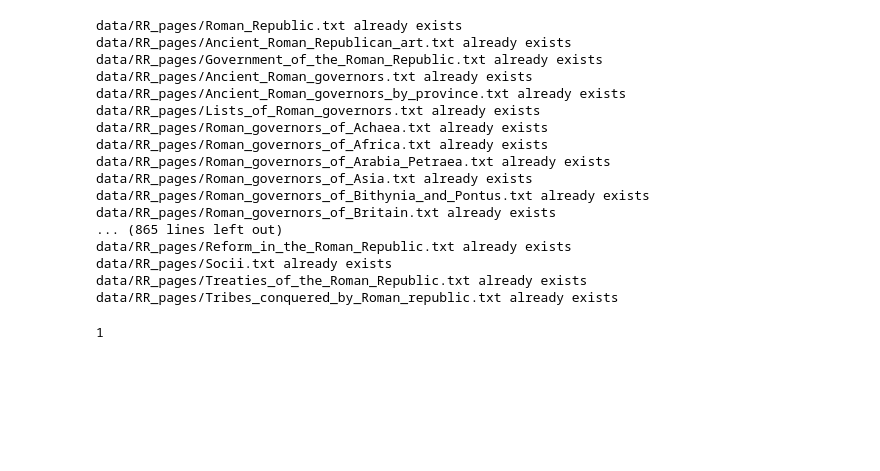
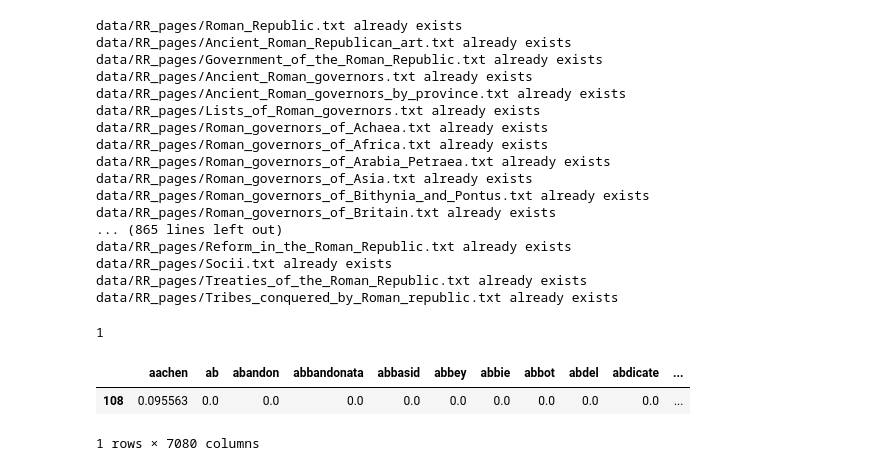
Before and after one commit to curtischong/Wikipedia-Graph-Topic-Suggestion, a Jupyter notebook: Neo4j-WikipediaGraph_dataset_process.ipynb, the cells around one changed output. Saved outputs shown, nothing was run; the diff lists cells and outputs as text; code cells hidden in the pictures; blank space fills up the shorter version.

```diff
--- a/Neo4j-WikipediaGraph_dataset_process.ipynb
+++ b/Neo4j-WikipediaGraph_dataset_process.ipynb
@@ -304,0 +300,6 @@ file.close()
+# %%
+data_table.loc[data_table["article_name"] == "Charlemagne"]
+# %% [output]
+|  | aachen | ab | abandon | abbandonata | abbasid | abbey | abbie | abbot | abdel | abdicate | ... |
+| 108 | 0.095563 | 0.0 | 0.0 | 0.0 | 0.0 | 0.0 | 0.0 | 0.0 | 0.0 | 0.0 | ... |
+1 rows × 7080 columns
```
Also changed, not shown: parts of 1 cell of this notebook, 1 other file.
